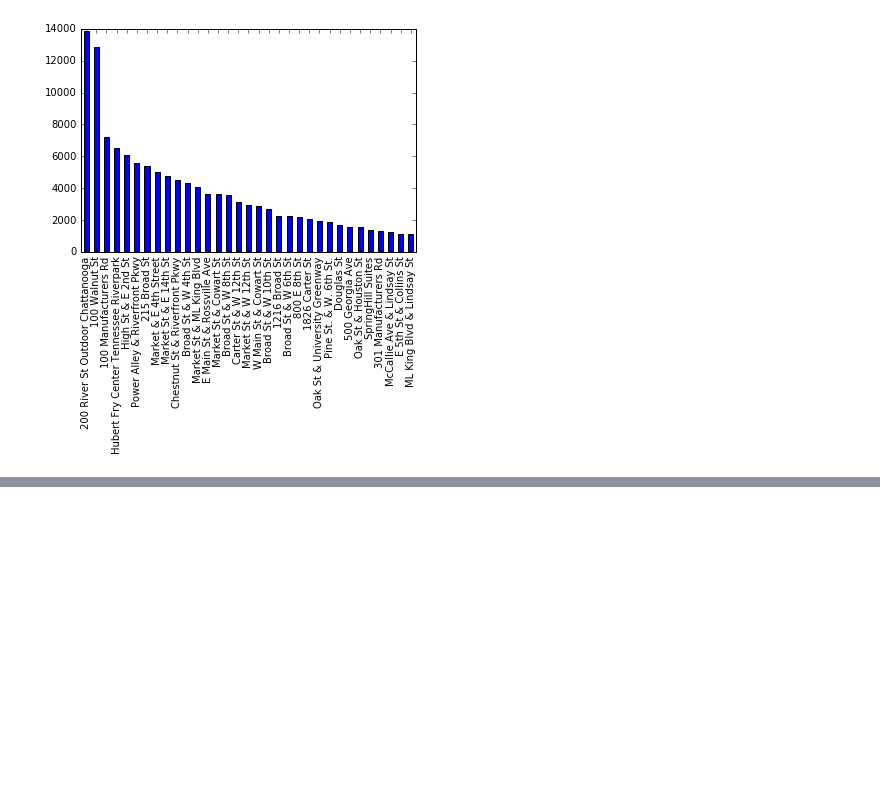
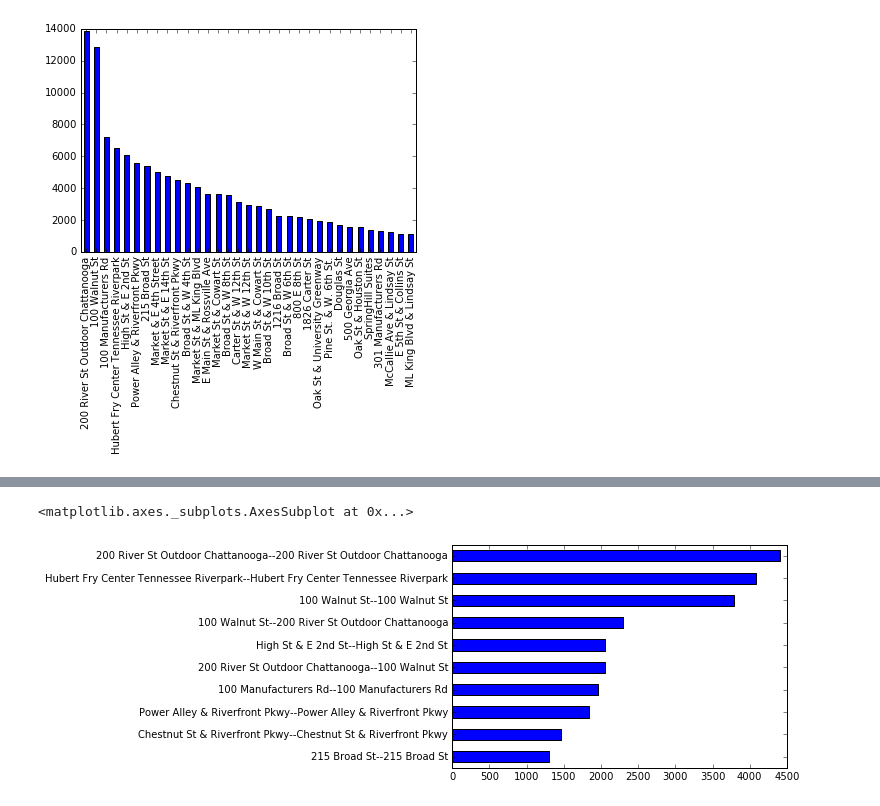
Before and after one commit to jlmcgehee21/cds_bike_data_project, a Jupyter notebook: DataScienceMeetupBikeExample.ipynb, the cells around one changed output, grey strips where cells are left out. Cells and saved outputs as stored; diff of their text form; code cells hidden in the pictures; blank space fills up the shorter version.

```diff
--- a/DataScienceMeetupBikeExample.ipynb
+++ b/DataScienceMeetupBikeExample.ipynb
@@ -59,0 +78,7 @@ a
+# %%
+trips = bike_df['StartStationName'] + '--' + bike_df['EndStationName']
+
+trips.value_counts()[:10].sort_values().plot(kind='barh')
+# %% [output]
+<matplotlib.axes._subplots.AxesSubplot at 0x...>
+[figure, added]
```
Also changed, not shown: parts of 24 cells of this notebook.
